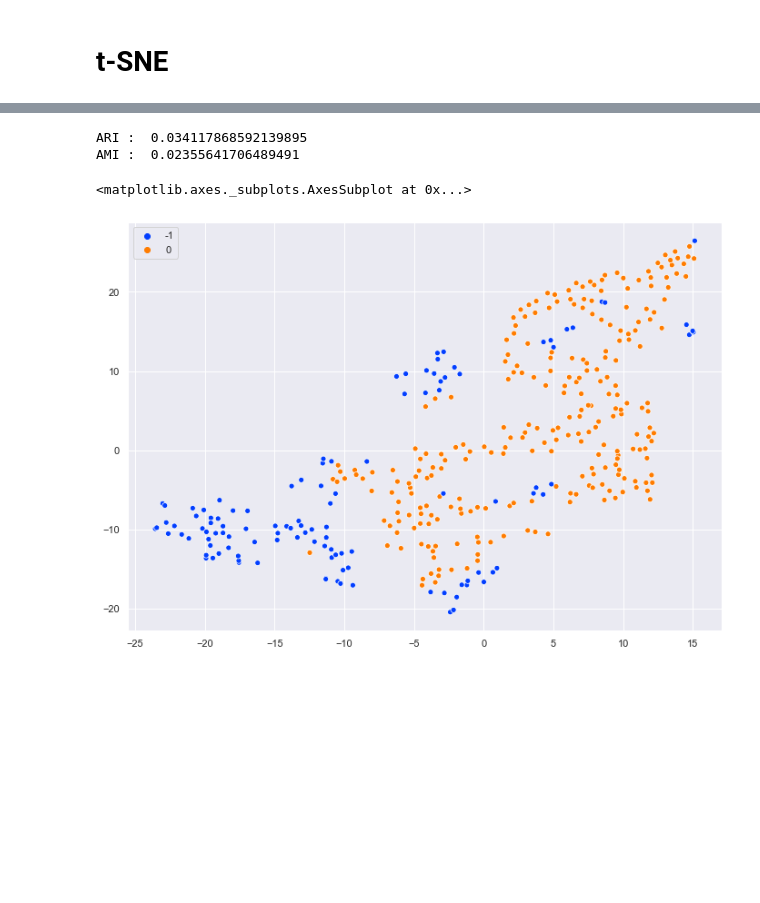
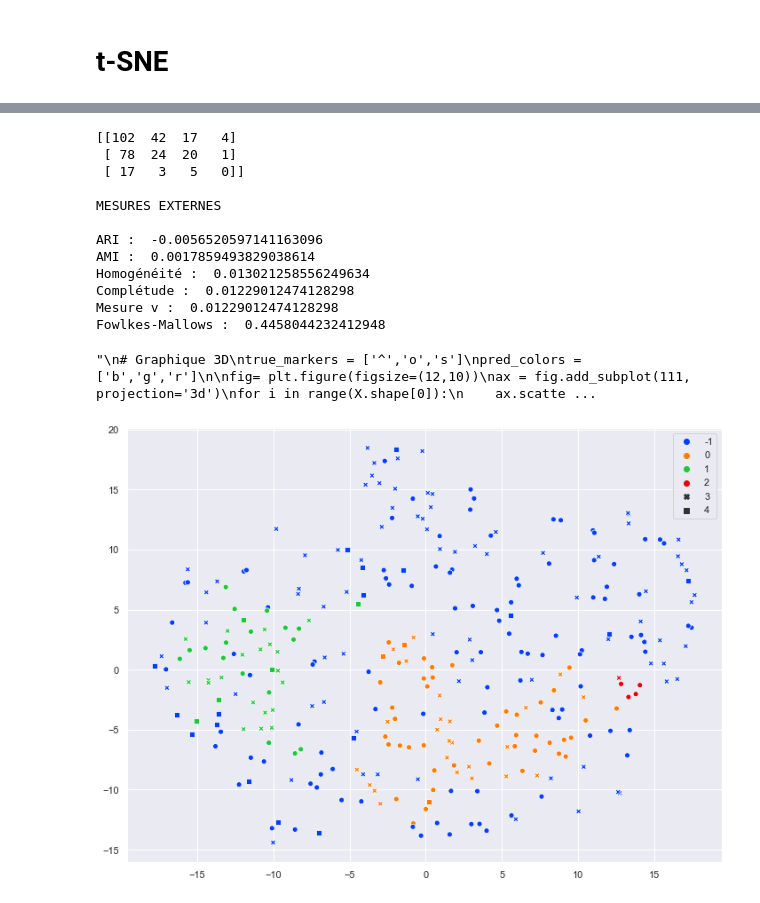
Before and after one commit to pnplab/ML_CRIUSMM, a Jupyter notebook: cours_4/cours_4.ipynb, the cells around one changed output, grey strips where cells are left out. Saved outputs shown, nothing was run; the diff lists cells and outputs as text; code cells hidden in the pictures; blank space fills up the shorter version.

```diff
--- a/cours_4/cours_4.ipynb
+++ b/cours_4/cours_4.ipynb
@@ -580,47 +1157,101 @@ from sklearn.manifold import TSNE
 # Importer une fonction de regroupement
 from sklearn.cluster import DBSCAN
 
+from mpl_toolkits.mplot3d import Axes3D
+from matplotlib.lines import Line2D
+from matplotlib.patches import Patch
+
+from sklearn import metrics
+
 # -----------------------------------------------------------------------------
 # ÉTAPE 3 : importer et préparer le jeu de données
 # -----------------------------------------------------------------------------
 
 # Importons un ensemble de données
 data = pd.read_csv('../data/sim_data_signature_small.csv')
 data = data.dropna()
 
 features_cols = ['UPPSPNU', 'UPPSPPU', 'UPPSPPR', 'UPPSPPE', 'UPPSPSS', 'PHQ9TT', 'CEVQOTT', 'CEVQOTP', 'CEVQOTS', \
-                'DAST10TT', 'AUDITTT', 'STAIYTT', 'BGHTTA', 'BGHTTB', 'BGHTTC', 'BGHTTD', 'AGE']
+                'DAST10TT', 'AUDITTT', 'STAIYTT', 'BGHTTA', 'BGHTTB', 'BGHTTC', 'BGHTTD']
+
 X = data.loc[:, features_cols]
+y = data['CIMDX']
 
 scaler = StandardScaler()
 X = scaler.fit_transform(X)
 
 # -----------------------------------------------------------------------------
 # ÉTAPE 4 : définir et entraîner le modèle
 # -----------------------------------------------------------------------------
 
-X_PCA = PCA(n_components=3).fit_transform(X)
-model = DBSCAN(eps=1, min_samples=10)
+X_PCA = PCA(n_components=10).fit_transform(X)
+model = DBSCAN(eps=2, min_samples=5)
 model.fit(X_PCA)
 
 labels_pred = model.labels_
-labels_true = y
+labels_true = np.array(y.astype(int))
+
+# Mesures externes
 ARI = metrics.adjusted_rand_score(labels_true, labels_pred)
 AMI = metrics.adjusted_mutual_info_score(labels_true, labels_pred)
+homogeneity = metrics.homogeneity_score(labels_true, labels_pred)
+completeness = metrics.completeness_score(labels_true, labels_pred)
+v_measure = metrics.completeness_score(labels_true, labels_pred)
+FM = metrics.fowlkes_mallows_score(labels_true, labels_pred)
 
+print(metrics.cluster.contingency_matrix(labels_true, labels_pred))
+
+print('\nMESURES EXTERNES\n')
 print('ARI : ', ARI)
 print('AMI : ', AMI)
+print('Homogénéité : ', homogeneity)
+print('Complétude : ', completeness)
+print('Mesure v : ', v_measure)
+print('Fowlkes-Mallows : ', FM)
 
 labels_unique = np.unique(labels_pred)
 k = len(labels_unique)
 
+
+# tSNE
 X_embedded = TSNE(n_components=2).fit_transform(X_PCA)
+sns.set(rc={'figure.figsize':(12,9)})
+palette = sns.color_palette("bright", k)
+sns.scatterplot(X_embedded[:,0], X_embedded[:,1], hue=labels_pred, style=labels_true, legend='full', palette=palette)
 
-sns.set(rc={'figure.figsize':(11.7,8.27)})
-palette = sns.color_palette("bright", k)
-sns.scatterplot(X_embedded[:,0], X_embedded[:,1], hue=labels_pred, legend='full', palette=palette)
+"""
+# Graphique 3D
+true_markers = ['^','o','s']
+pred_colors = ['b','g','r']
+
+fig= plt.figure(figsize=(12,10))
+ax = fig.add_subplot(111, projection='3d')
+for i in range(X.shape[0]):
+    ax.scatter(X[i,0],X[i,1],X[i,2], marker=true_markers[labels_true[i]-2], c=pred_colors[labels_pred[i]], s=100)
+
+ax.set_xlabel(features_cols[0])
+ax.set_ylabel(features_cols[1])
+ax.set_zlabel(features_cols[2])
+legend_elements = [Patch(facecolor='b', edgecolor='b', label='Pred 0'),
+                   Patch(facecolor='g', edgecolor='g', label='Pred 1'),
+                   Patch(facecolor='r', edgecolor='r', label='Pred 2'),
+                   Line2D([0], [0], marker='^', color='w', label='True 2', markerfacecolor='k', markersize=10),
+                   Line2D([0], [0], marker='o', color='w', label='True 3', markerfacecolor='k', markersize=10),
+                   Line2D([0], [0], marker='s', color='w', label='True 4', markerfacecolor='k', markersize=10)]
+ax.legend(handles=legend_elements)
+"""
 # %% [output]
-ARI :  0.034117868592139895
-AMI :  0.02355641706489491
+[[102  42  17   4]
+ [ 78  24  20   1]
+ [ 17   3   5   0]]
+
+MESURES EXTERNES
+
+ARI :  -0.0056520597141163096
+AMI :  0.0017859493829038614
+Homogénéité :  0.013021258556249634
+Complétude :  0.01229012474128298
+Mesure v :  0.01229012474128298
+Fowlkes-Mallows :  0.4458044232412948
-<matplotlib.axes._subplots.AxesSubplot at 0x...>
+"\n# Graphique 3D\ntrue_markers = ['^','o','s']\npred_colors = ['b','g','r']\n\nfig= plt.figure(figsize=(12,10))\nax = fig.add_subplot(111, projection='3d')\nfor i in range(X.shape[0]):\n    ax.scatte ...
-[figure, old version]
+[figure, new version]
```
Also changed, not shown: parts of 29 cells of this notebook, 25 other files.
